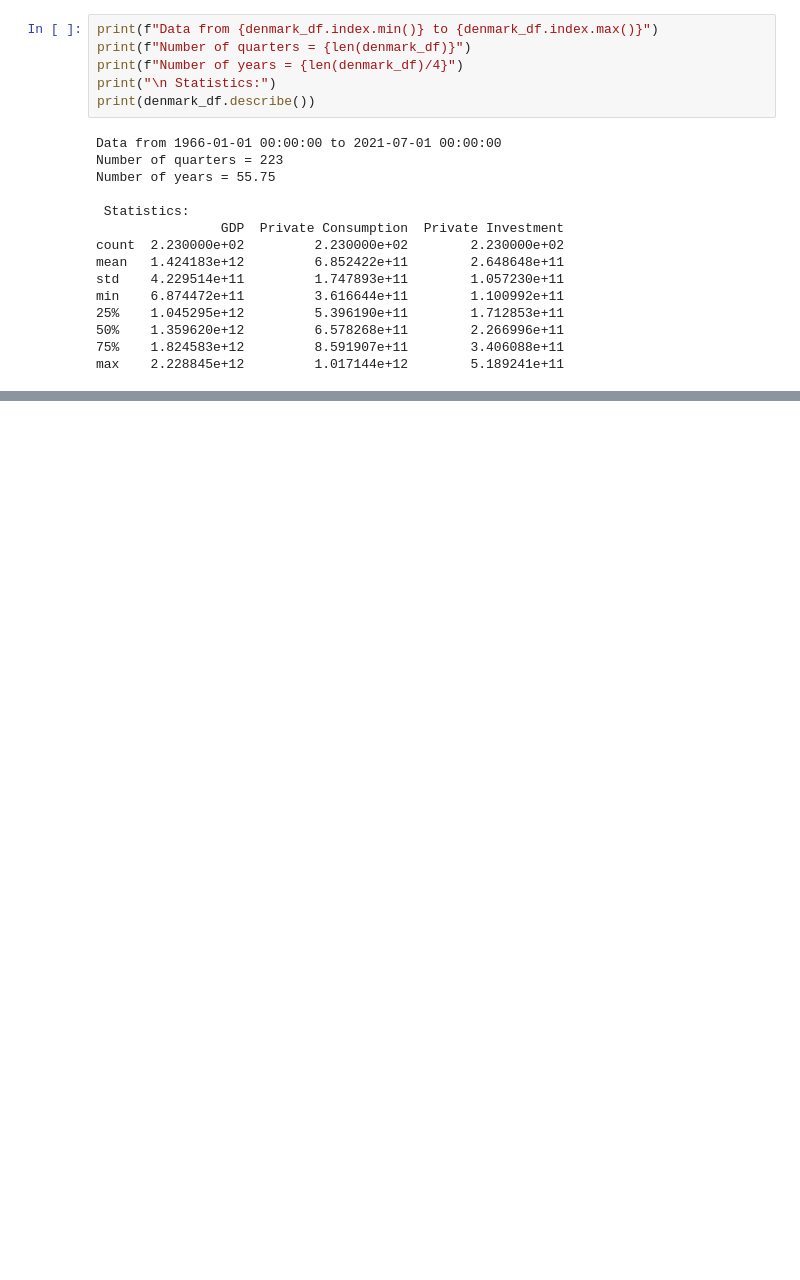
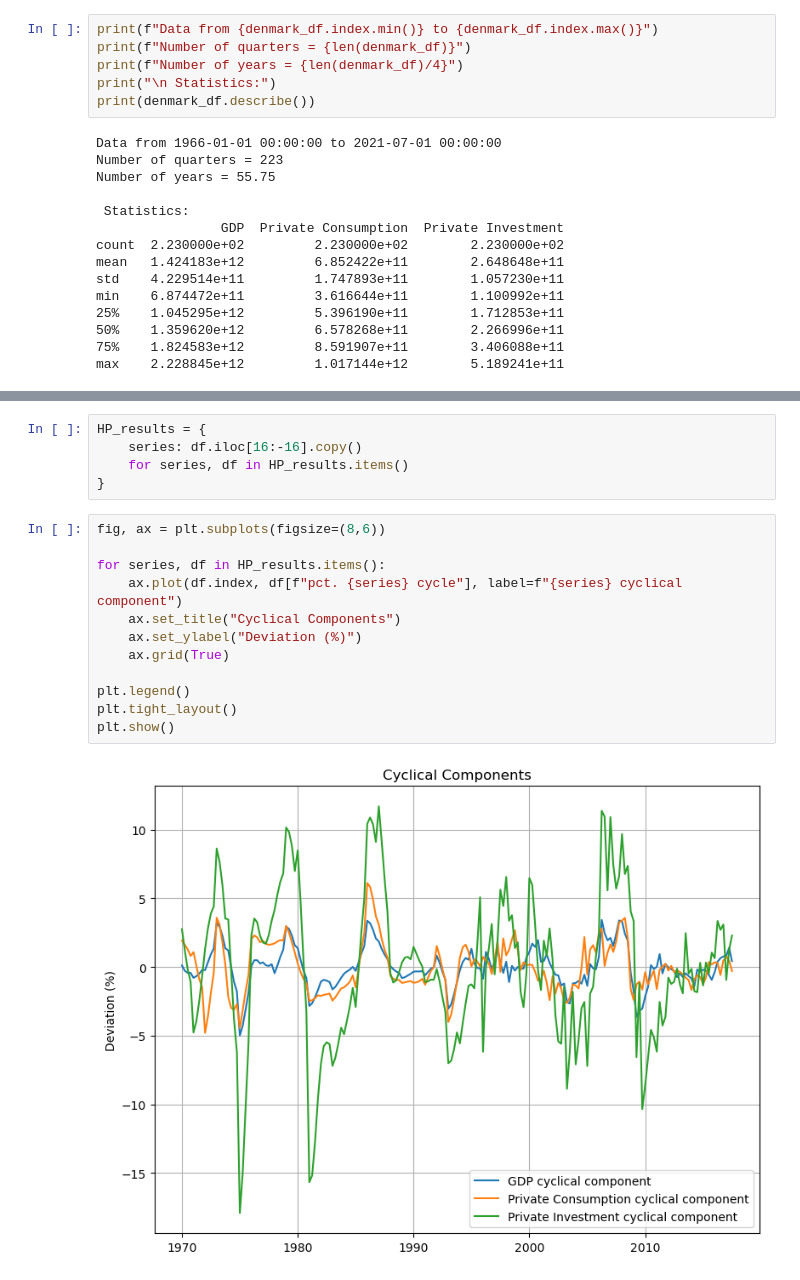
Before and after one commit to ChristerKoldLindholm/macro-HP, a Jupyter notebook: Ex_13.3_assignment.ipynb, the cells around one changed output, grey strips where cells are left out. Drawn from its saved outputs; the diff is of its cells as text; blank space fills up the shorter version.

```diff
--- a/Ex_13.3_assignment.ipynb
+++ b/Ex_13.3_assignment.ipynb
@@ -135,0 +168,19 @@ for s in series:
+# %%
+HP_results = {
+    series: df.iloc[16:-16].copy()
+    for series, df in HP_results.items()
+}
+# %%
+fig, ax = plt.subplots(figsize=(8,6))
+
+for series, df in HP_results.items():
+    ax.plot(df.index, df[f"pct. {series} cycle"], label=f"{series} cyclical component")
+    ax.set_title("Cyclical Components")
+    ax.set_ylabel("Deviation (%)")
+    ax.grid(True)
+
+plt.legend()
+plt.tight_layout()
+plt.show()
+# %% [output]
+[figure, added]
```
Also changed, not shown: parts of 15 cells of this notebook, 1 other file.
